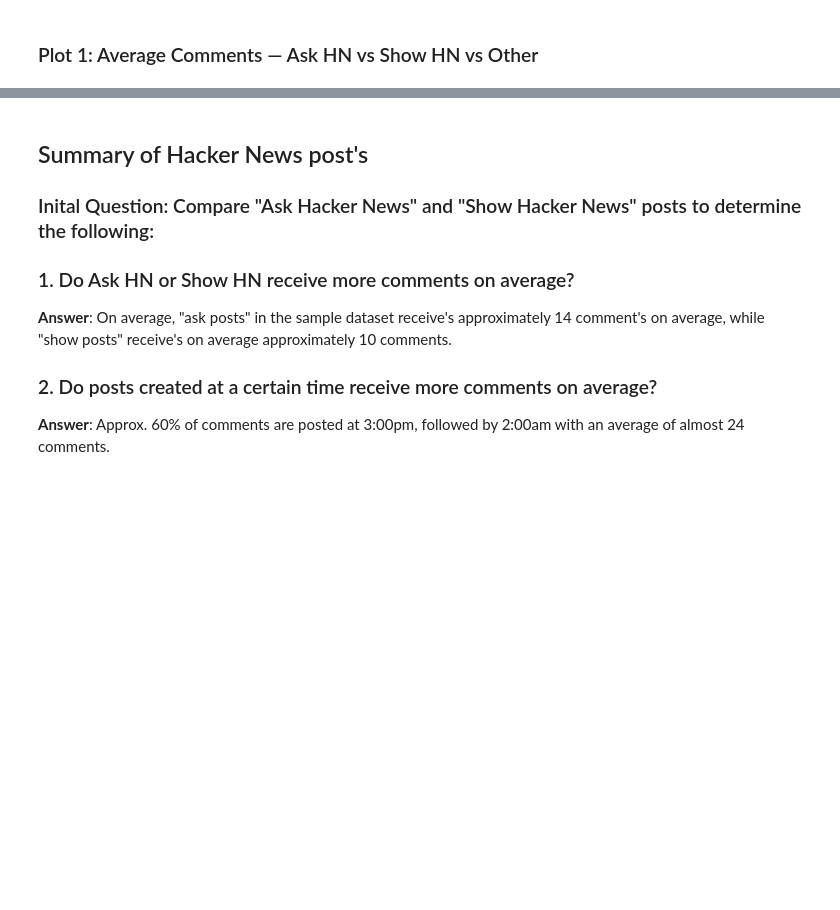
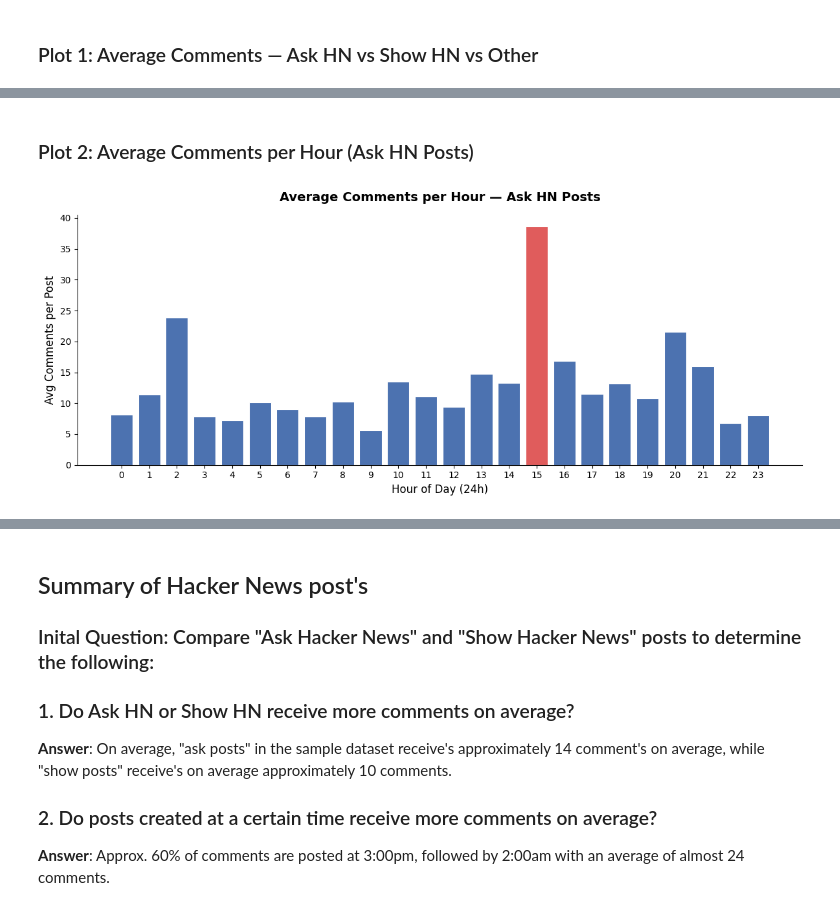
Before and after one commit to Mayank007-ahjin/Hacker_News_Analysis, a Jupyter notebook: notebooks/Hackers_new_posts.ipynb, the cells around one changed output, grey strips where cells are left out. Saved outputs shown, nothing was run; the diff lists cells and outputs as text; code cells hidden in the pictures; blank space fills up the shorter version.

Commit message:
updating noteebok & adding visual outputs

```diff
--- a/notebooks/Hackers_new_posts.ipynb
+++ b/notebooks/Hackers_new_posts.ipynb
@@ -237,0 +236,19 @@ plt.show()
+# %% [markdown]
+### Plot 2: Average Comments per Hour (Ask HN Posts)
+# %%
+hours = [row[0] for row in sorted(avrg_by_hour)]
+avg_vals = [row[1] for row in sorted(avrg_by_hour)]
+
+fig, ax = plt.subplots(figsize=(12, 5))
+bar_colors = ["#e05c5c" if h == 15 else "#4C72B0" for h in hours]  # highlight peak hour
+ax.bar(hours, avg_vals, color=bar_colors, edgecolor="white", linewidth=0.8)
+
+ax.set_title("Average Comments per Hour — Ask HN Posts", fontsize=14, fontweight="bold", pad=15)
+ax.set_xlabel("Hour of Day (24h)", fontsize=12)
+ax.set_ylabel("Avg Comments per Post", fontsize=12)
+ax.set_xticks(range(0, 24))
+sns.despine()
+plt.tight_layout()
+plt.show()
+# %% [output]
+[figure, added]
```
Also changed, not shown: parts of 5 cells of this notebook, 3 other files.
